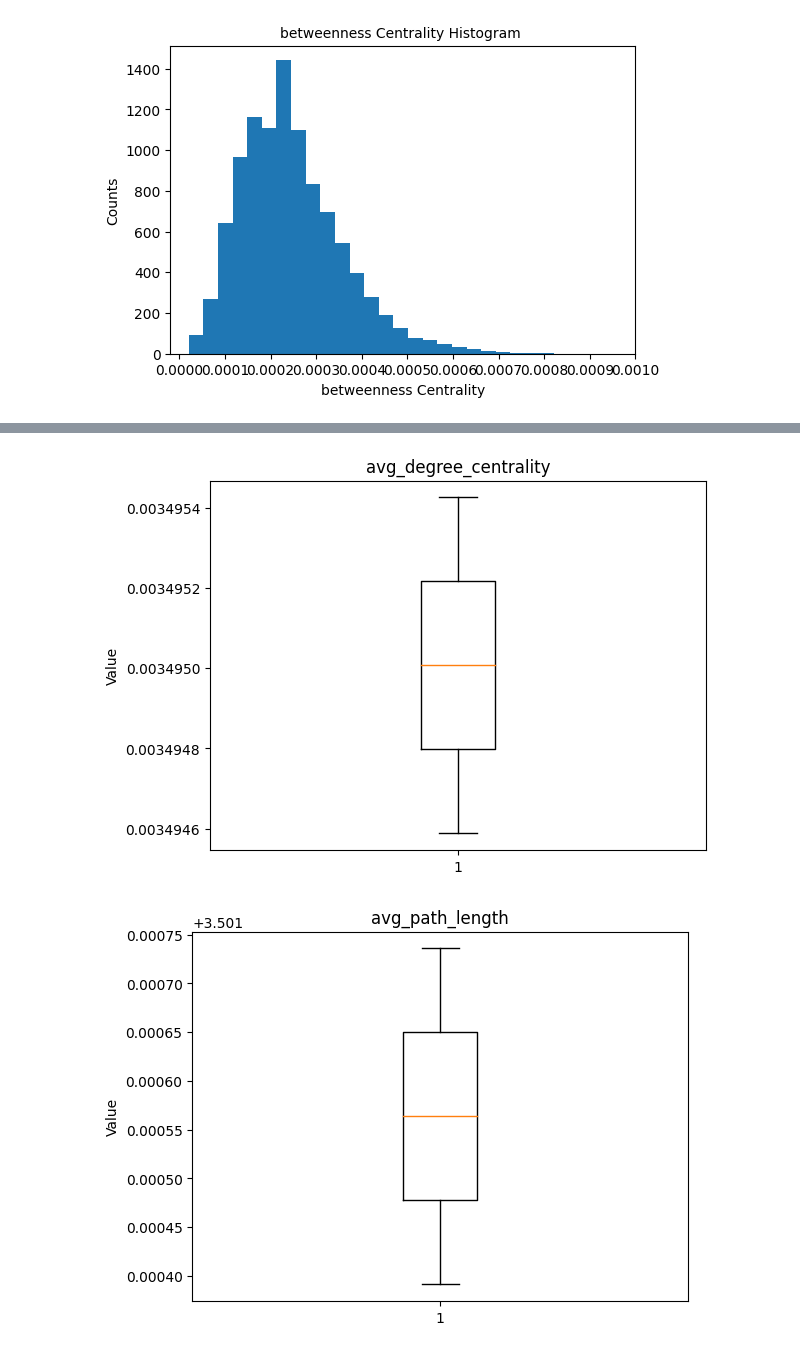
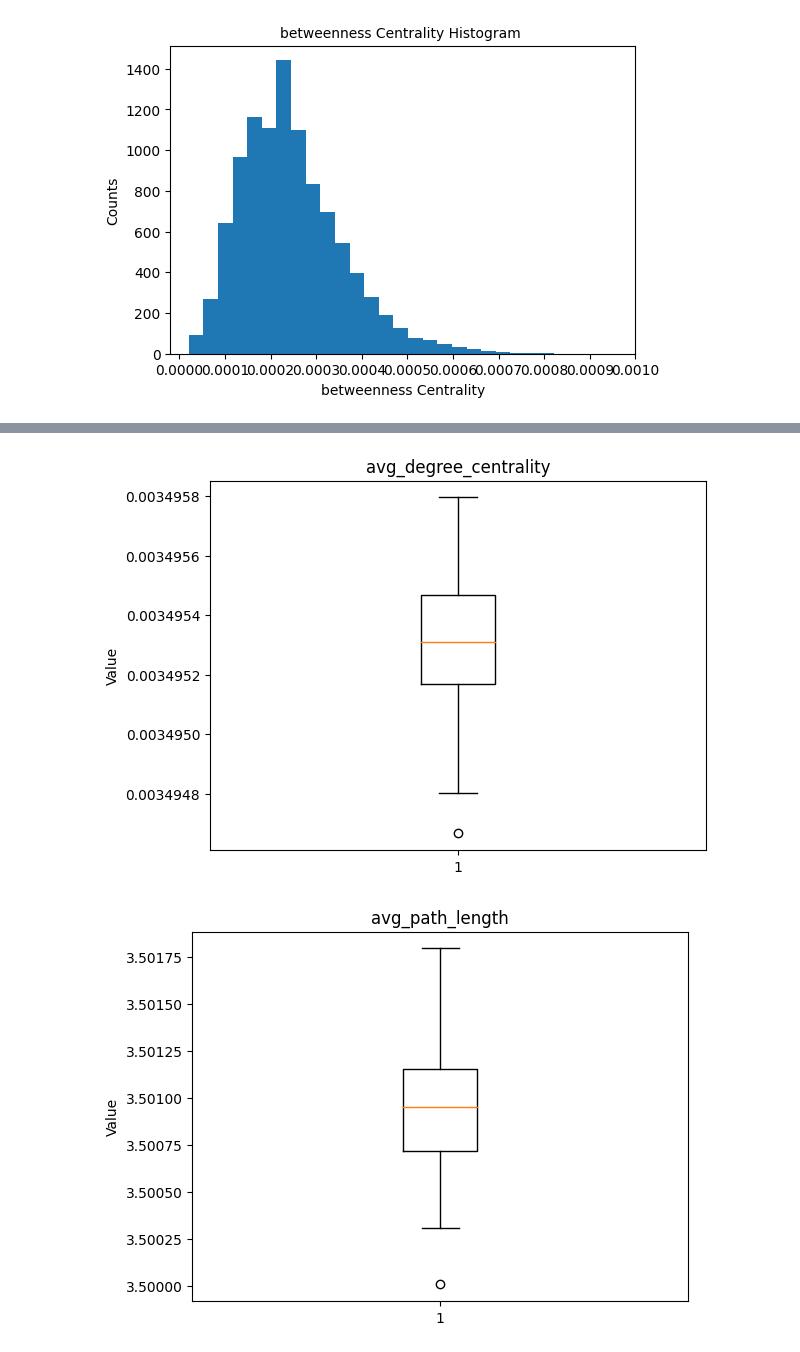
Before and after one commit to haylibi/network_science-word_analysis, a Jupyter notebook: notebook.ipynb, the cells around one changed output, grey strips where cells are left out. Drawn from its saved outputs; the diff is of its cells as text; code cells hidden in the pictures.

```diff
--- a/notebook.ipynb
+++ b/notebook.ipynb
@@ -296,5 +296,5 @@ def random_analysis(n):
     # Display the plots
     plt.show()
 # %%
-random_analysis(2)
+random_analysis(100)
 # %% [output]
@@ -302,3 +302,3 @@ random_analysis(2)
-[figure, old version]
+[figure, new version]
-[figure, old version]
+[figure, new version]
 [figure]
```
Also changed, not shown: parts of 1 cell of this notebook.
